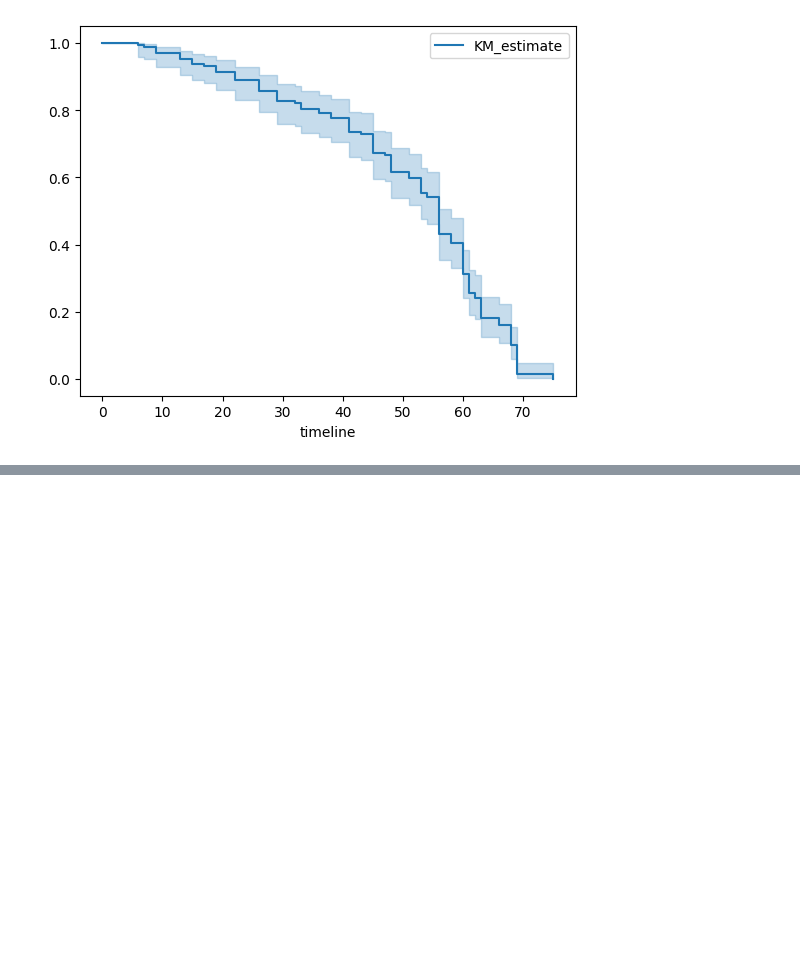
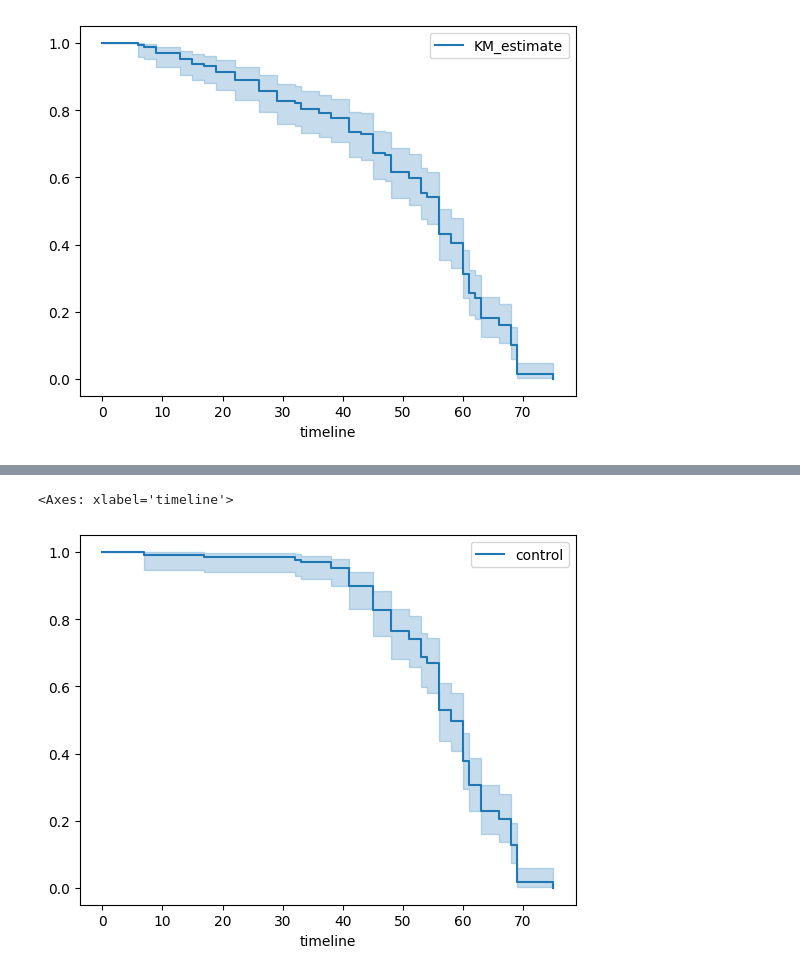
Before and after one commit to 0xdomyz/python_collection, a Jupyter notebook: model/survival/lifelines_km.ipynb, the cells around one changed output, grey strips where cells are left out. Cells and saved outputs as stored; diff of their text form; code cells hidden in the pictures; blank space fills up the shorter version.

```diff
--- a/model/survival/lifelines_km.ipynb
+++ b/model/survival/lifelines_km.ipynb
@@ -81,0 +163,12 @@ kmf.plot()
+# %%
+
+kmf.fit(
+    df.query('group == "control"')["T"],
+    event_observed=df.query('group == "control"')["E"],
+    label="control",
+)
+
+kmf.plot()
+# %% [output]
+<Axes: xlabel='timeline'>
+[figure, added]
```
Also changed, not shown: parts of 18 cells of this notebook.
